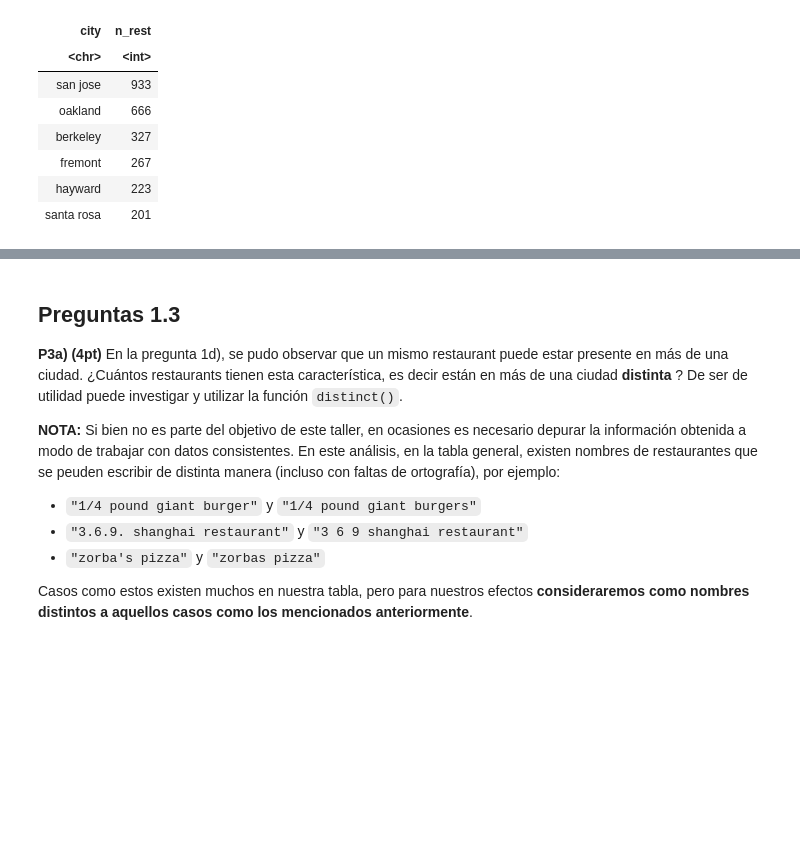
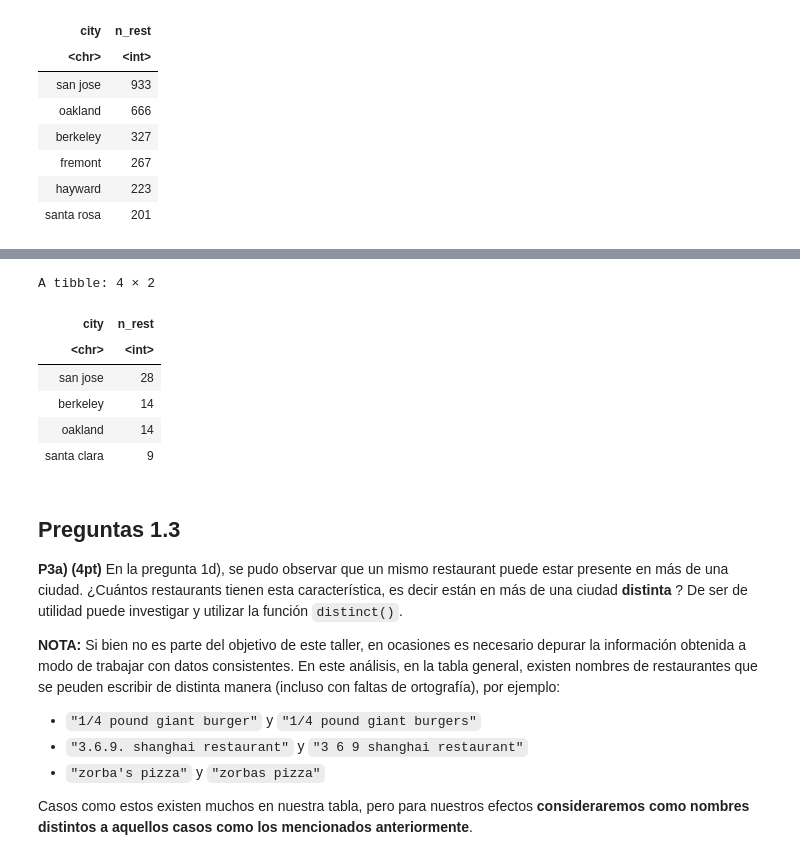
Before and after one commit to HaroldConley/diplomado_BD, a Jupyter notebook: Evaluaciones/C2/Control2.ipynb, the cells around one changed output, grey strips where cells are left out. Saved outputs shown, nothing was run; the diff lists cells and outputs as text; code cells hidden in the pictures; blank space fills up the shorter version.

```diff
--- a/Evaluaciones/C2/Control2.ipynb
+++ b/Evaluaciones/C2/Control2.ipynb
@@ -206,8 +227,22 @@ A tibble: 6 × 2
 # %%
-# Pregunta 2.c.- Sin considerar San Francisco, ¿Cuáles son las 3 ciudades con mayor cantidad de restaurants que ofrecen comido tipo japanese?
+# Pregunta 2.c.- Sin considerar San Francisco, ¿Cuáles son las 3 ciudades con mayor cantidad de restaurants que ofrecen comida tipo japanese?
+genloc %>%
+  filter(city != "san francisco" &
+          food_type == "japanese") %>%
+  group_by(city) %>%
+  summarize(n_rest = n()) %>%
+  arrange(desc(n_rest)) %>%
+  head(4)
 
-
-## Respuesta:
+## Respuesta: San José, Berkeley y Oakland (Nota: agregué la 4ta fila para ver si también tenía 14 restaurantes)
+# %% [output]
+A tibble: 4 × 2
+| city | n_rest |
+| <chr> | <int> |
+| san jose | 28 |
+| berkeley | 14 |
+| oakland | 14 |
+| santa clara | 9 |
 # %%
 # Pregunta 2.d.- Usted decide viajar a una de las ciudades en cuestión, para ello calcula el promedio de las valoraciones medias (promedio de review) por cada ciudad, y escoje aquella con mayor review promedio. ¿Qué ciudad escoge?
 
```
Also changed, not shown: parts of 2 cells of this notebook.
